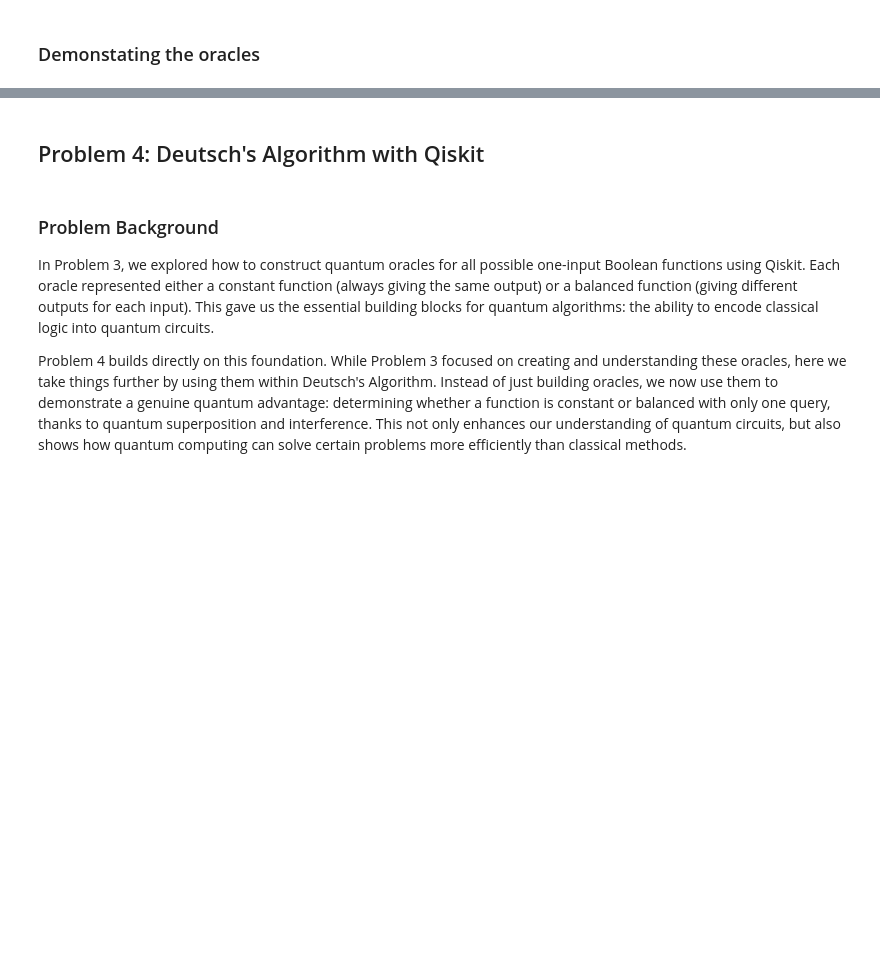
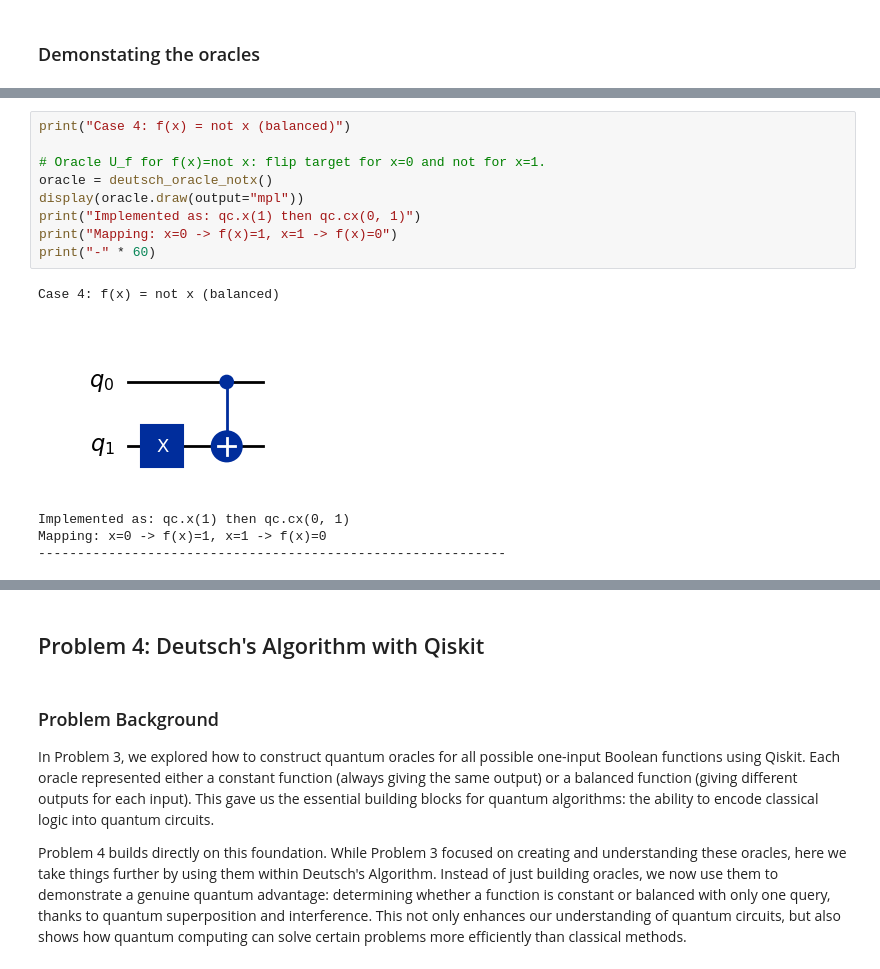
Before and after one commit to JenniferOji/emerging-technologies, a Jupyter notebook: problems.ipynb, the cells around one changed output, grey strips where cells are left out. Cells and saved outputs as stored; diff of their text form; blank space fills up the shorter version.

```diff
--- a/problems.ipynb
+++ b/problems.ipynb
@@ -691 +712,16 @@ def single_input_function(case: int, sim: AerSimulator):
+# %%
+print("Case 4: f(x) = not x (balanced)")
+
+# Oracle U_f for f(x)=not x: flip target for x=0 and not for x=1.
+oracle = deutsch_oracle_notx()
+display(oracle.draw(output="mpl"))
+print("Implemented as: qc.x(1) then qc.cx(0, 1)")
+print("Mapping: x=0 -> f(x)=1, x=1 -> f(x)=0")
+print("-" * 60)
+# %% [output]
+Case 4: f(x) = not x (balanced)
+[figure, added]
+Implemented as: qc.x(1) then qc.cx(0, 1)
+Mapping: x=0 -> f(x)=1, x=1 -> f(x)=0
+------------------------------------------------------------
 # %%
```
Also changed, not shown: parts of 18 cells of this notebook, 1 other file.
